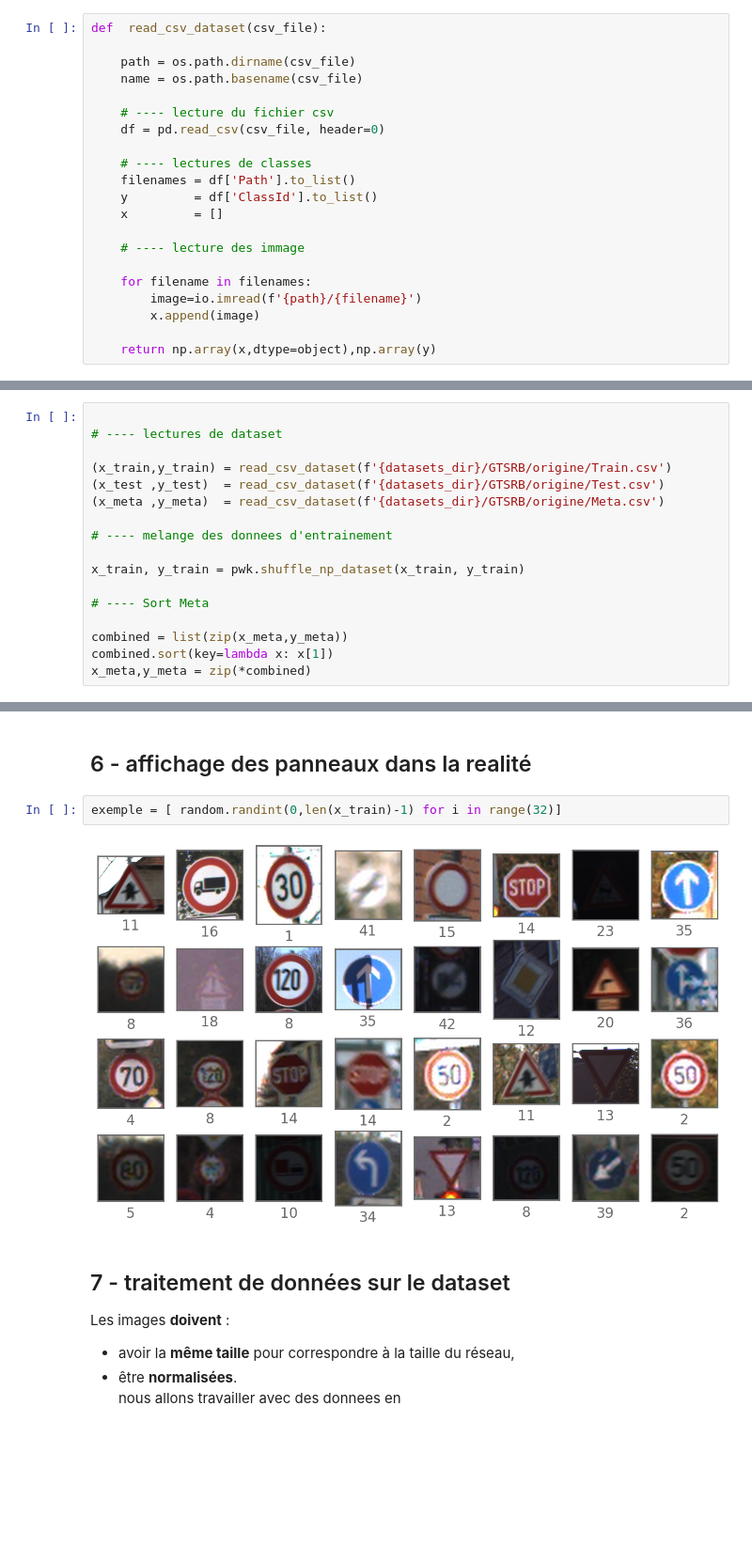
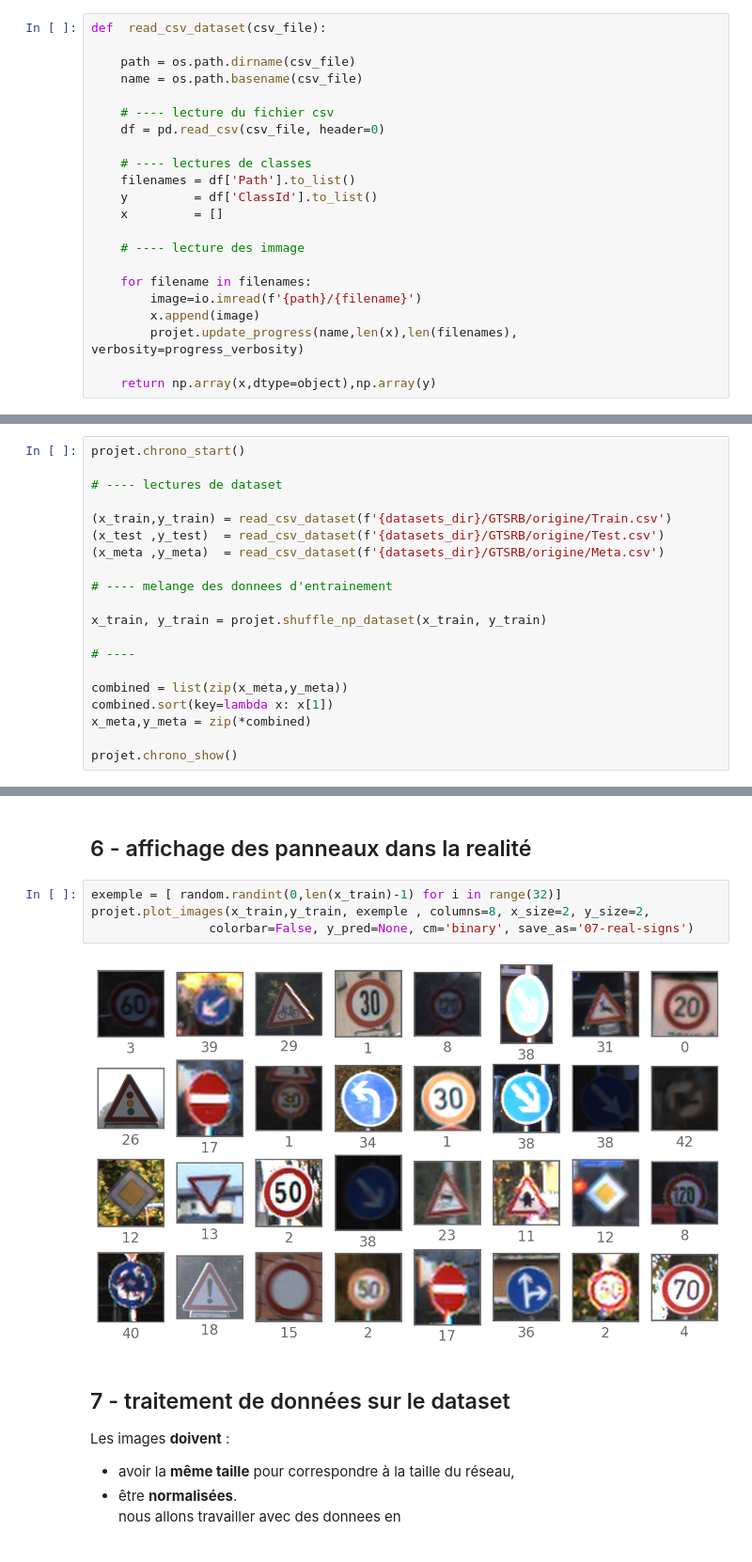
Before and after one commit to tchotaneu/Traffic_Sign_Recognition_Software, a Jupyter notebook: 01-Preparation_des_donnees.ipynb, the cells around one changed output, grey strips where cells are left out. Shown at 94% size. Saved outputs shown, nothing was run; the diff lists cells and outputs as text; blank space fills up the shorter version.

Commit message:
mise à jour du projet avec ajout complement de quatre fichier

```diff
--- a/01-Preparation_des_donnees.ipynb
+++ b/01-Preparation_des_donnees.ipynb
@@ -101,6 +106,7 @@ def  read_csv_dataset(csv_file):
     for filename in filenames:
         image=io.imread(f'{path}/{filename}')
         x.append(image)
+        projet.update_progress(name,len(x),len(filenames), verbosity=progress_verbosity)
 
     return np.array(x,dtype=object),np.array(y)
 # %% [markdown]
@@ -110,6 +116,7 @@ Nous allons lire les ensembles de données suivants :
  ##### - Sous-ensemble **Test**, pour les données de validation comme :  `x_test, y_test`
  ##### - Sous-ensemble **Meta**, pour la visualisation des panneau dans leur etat d'origine  : `x_meta, y_meta`
 # %%
+projet.chrono_start()
 
 # ---- lectures de dataset
 
@@ -119,13 +126,15 @@ Nous allons lire les ensembles de données suivants :
 
 # ---- melange des donnees d'entrainement
 
-x_train, y_train = pwk.shuffle_np_dataset(x_train, y_train)
+x_train, y_train = projet.shuffle_np_dataset(x_train, y_train)
 
-# ---- Sort Meta
+# ----
 
 combined = list(zip(x_meta,y_meta))
 combined.sort(key=lambda x: x[1])
 x_meta,y_meta = zip(*combined)
+
+projet.chrono_show()
 # %% [output]
 Train.csv        [########################################] 100.0% of 39209
 Test.csv         [########################################] 100.0% of 12630
@@ -223,8 +242,10 @@ y_test  shape :  (12630,)
 ##  6 - affichage des panneaux dans la realité
 # %%
 exemple = [ random.randint(0,len(x_train)-1) for i in range(32)]
+projet.plot_images(x_train,y_train, exemple , columns=8, x_size=2, y_size=2,
+                colorbar=False, y_pred=None, cm='binary', save_as='07-real-signs')
 # %% [output]
-[figure, old version]
+[figure, new version]
 # %% [markdown]
 ## 7 - traitement de données sur le dataset
 Les images **doivent** :
```
Also changed, not shown: parts of 15 cells of this notebook, 4 other files.
